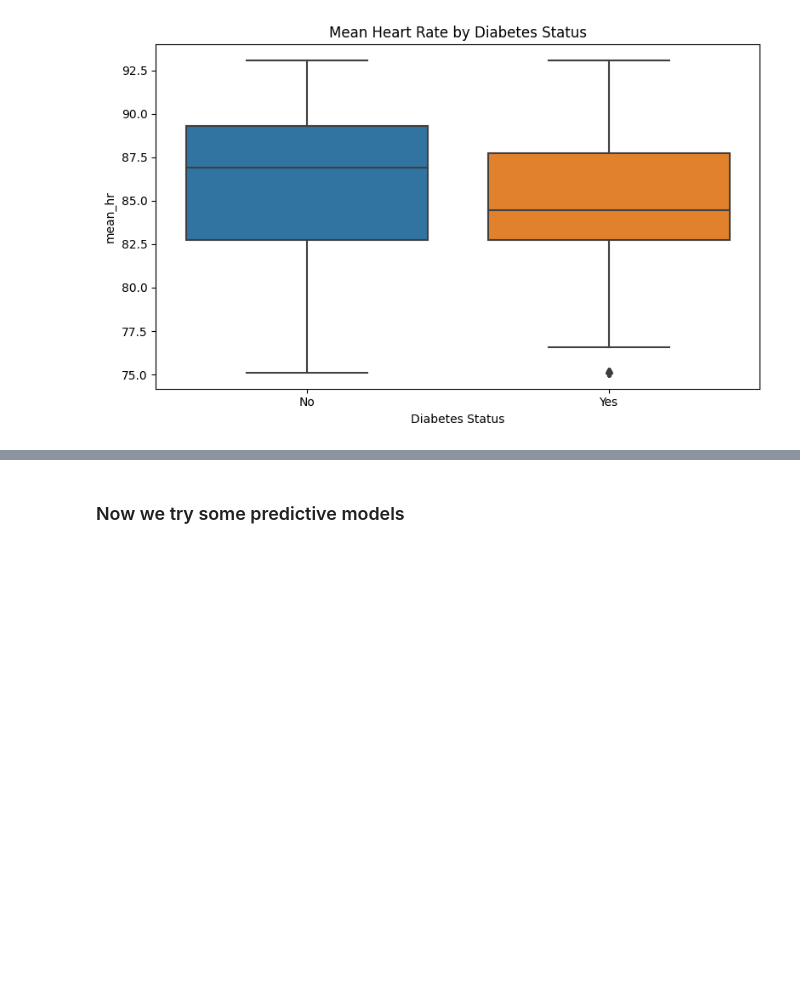
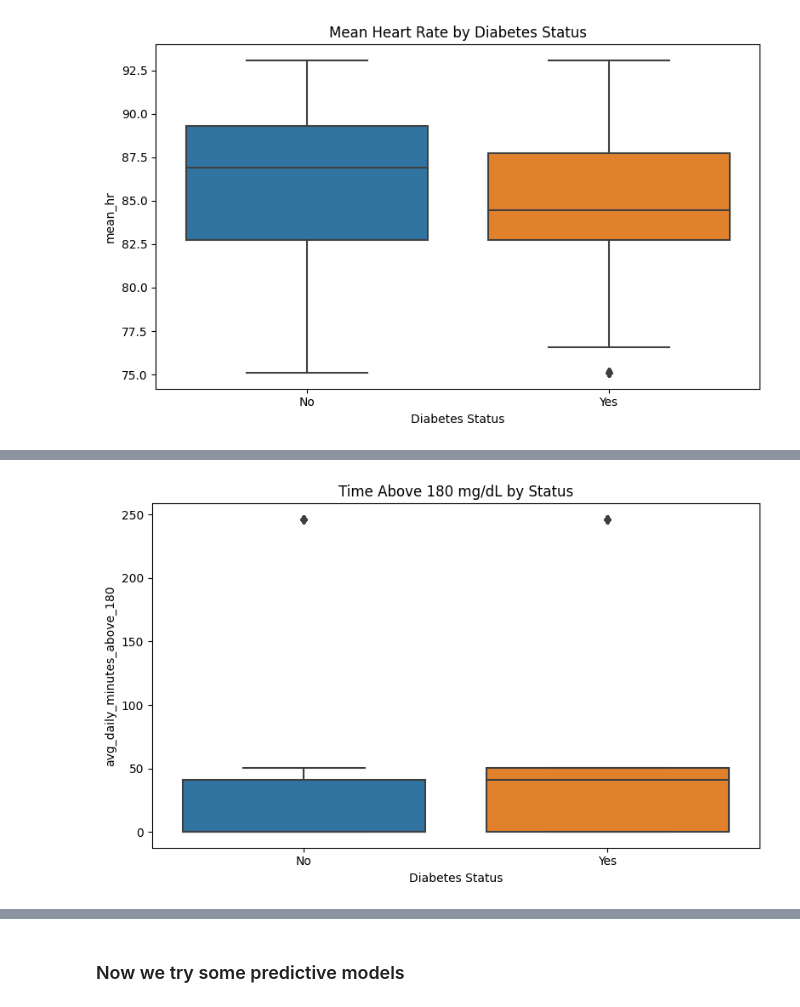
Before and after one commit to willsonr8/CAP4770-Project, a Jupyter notebook: Notebook.ipynb, the cells around one changed output, grey strips where cells are left out. Drawn from its saved outputs; the diff is of its cells as text; code cells hidden in the pictures; blank space fills up the shorter version.

```diff
--- a/Notebook.ipynb
+++ b/Notebook.ipynb
@@ -660,0 +528,4 @@ Index(['SEQN', 'SDDSRVYR', 'RIDSTATR', 'RIAGENDR', 'RIDAGEYR', 'RIDRETH1',
+# %%
+plot_feature_by_diabetes(synthetic_nhanes, 'avg_daily_minutes_above_180', 'Time Above 180 mg/dL by Status')
+# %% [output]
+[figure, added]
```
Also changed, not shown: parts of 30 cells of this notebook, 4 other files.
